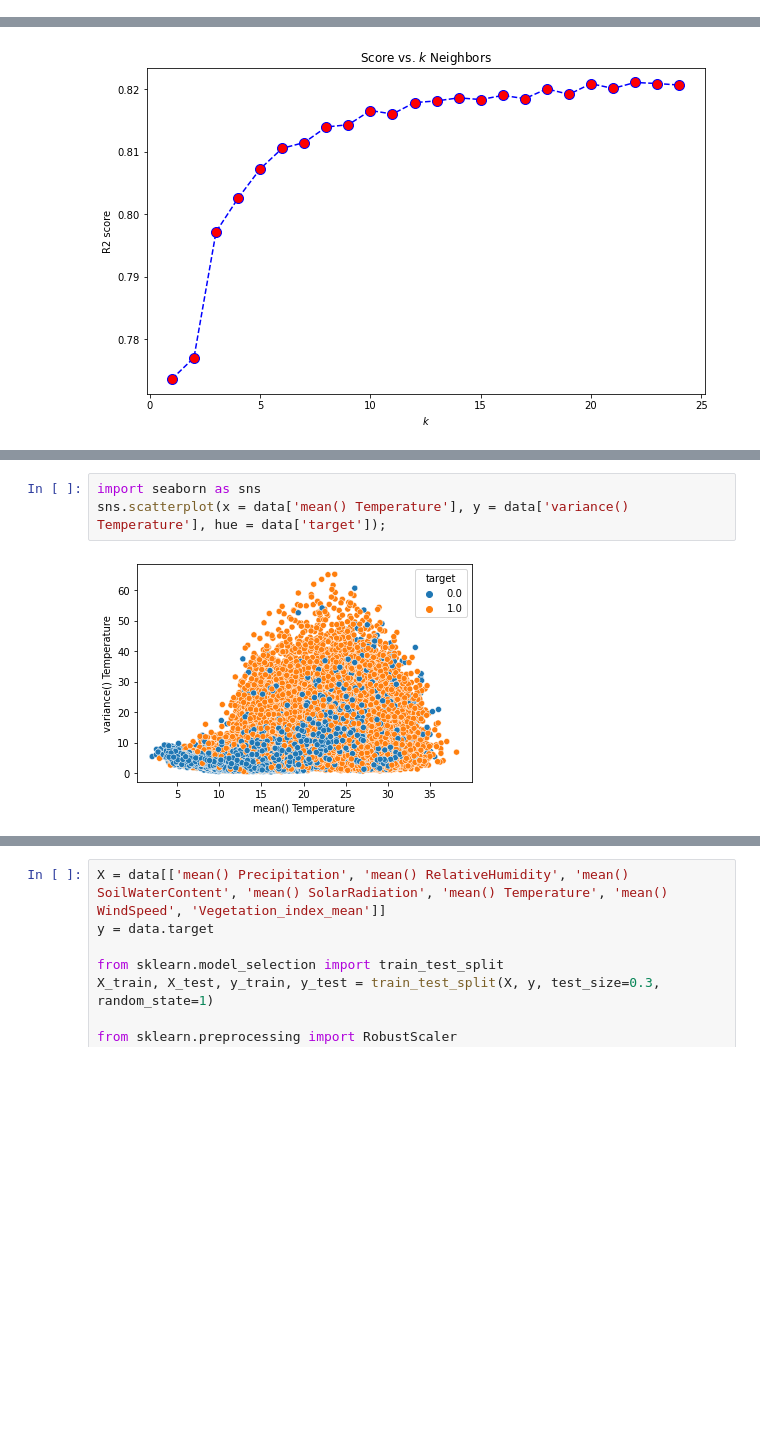
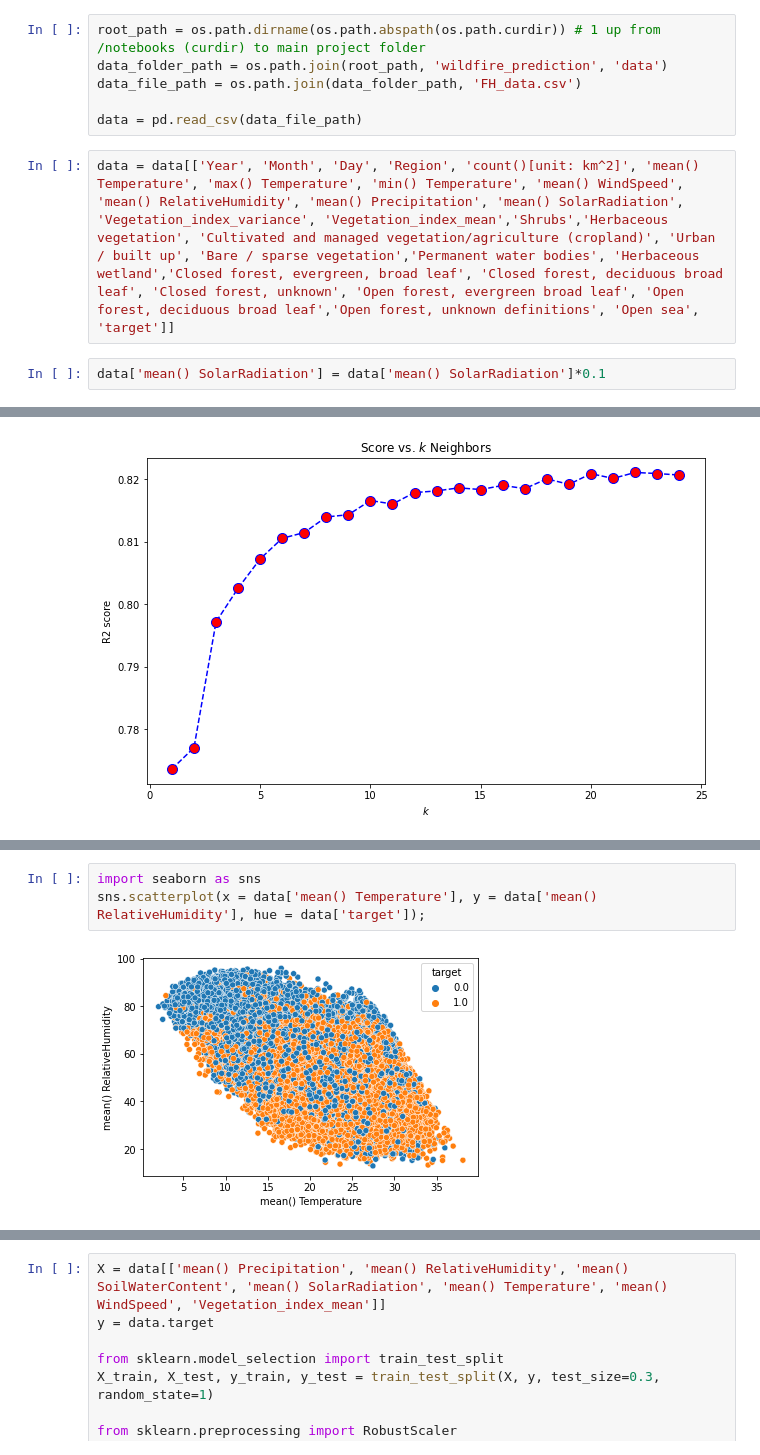
Before and after one commit to miguelferreira13/wildfire_prediction, a Jupyter notebook: notebooks/FH_base_model.ipynb, the cells around one changed output, grey strips where cells are left out. Drawn from its saved outputs; the diff is of its cells as text; blank space fills up the shorter version.

Commit message:
made a new data file and also found the best model for prediction

```diff
--- a/notebooks/FH_base_model.ipynb
+++ b/notebooks/FH_base_model.ipynb
@@ -8 +5,11 @@ data.drop(columns = ['Unnamed: 0', 'split'], inplace = True)
+# %%
+root_path = os.path.dirname(os.path.abspath(os.path.curdir)) # 1 up from /notebooks (curdir) to main project folder
+data_folder_path = os.path.join(root_path, 'wildfire_prediction', 'data')
+data_file_path = os.path.join(data_folder_path, 'FH_data.csv')
+
+data = pd.read_csv(data_file_path)
+# %%
+data = data[['Year', 'Month', 'Day', 'Region', 'count()[unit: km^2]', 'mean() Temperature', 'max() Temperature', 'min() Temperature', 'mean() WindSpeed', 'mean() RelativeHumidity', 'mean() Precipitation', 'mean() SolarRadiation', 'Vegetation_index_variance', 'Vegetation_index_mean','Shrubs','Herbaceous vegetation', 'Cultivated and managed vegetation/agriculture (cropland)', 'Urban / built up', 'Bare / sparse vegetation','Permanent water bodies', 'Herbaceous wetland','Closed forest, evergreen, broad leaf', 'Closed forest, deciduous broad leaf', 'Closed forest, unknown', 'Open forest, evergreen broad leaf', 'Open forest, deciduous broad leaf','Open forest, unknown definitions', 'Open sea', 'target']]
+# %%
+data['mean() SolarRadiation'] = data['mean() SolarRadiation']*0.1
 # %%
@@ -193,7 +210,7 @@ svc_model.score(X_test, y_test)
 # %%
 import seaborn as sns
-sns.scatterplot(x = data['mean() Temperature'], y = data['variance() Temperature'], hue = data['target']);
+sns.scatterplot(x = data['mean() Temperature'], y = data['mean() RelativeHumidity'], hue = data['target']);
 # %% [output]
-[figure, old version]
+[figure, new version]
 # %%
 from sklearn.ensemble import RandomForestClassifier
```
Also changed, not shown: parts of 20 cells of this notebook, 7 other files.
